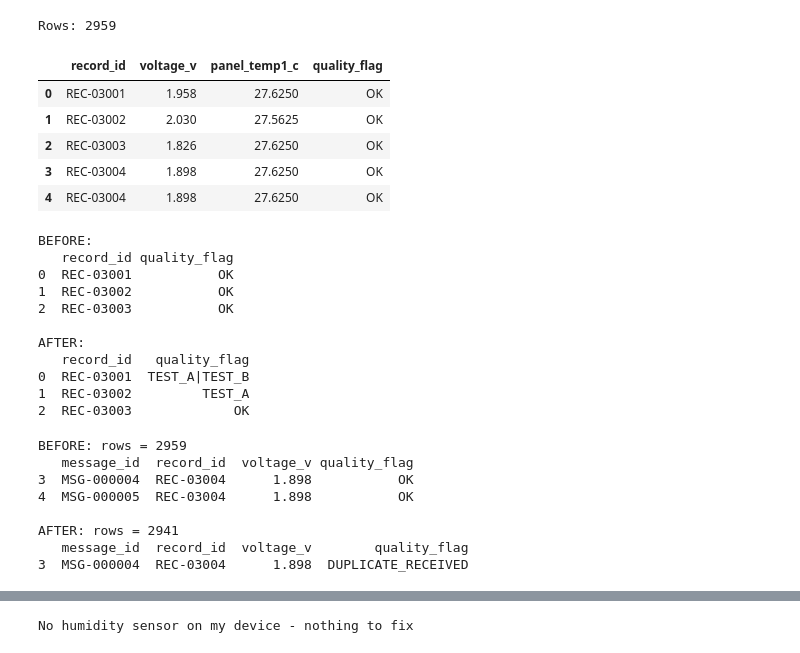
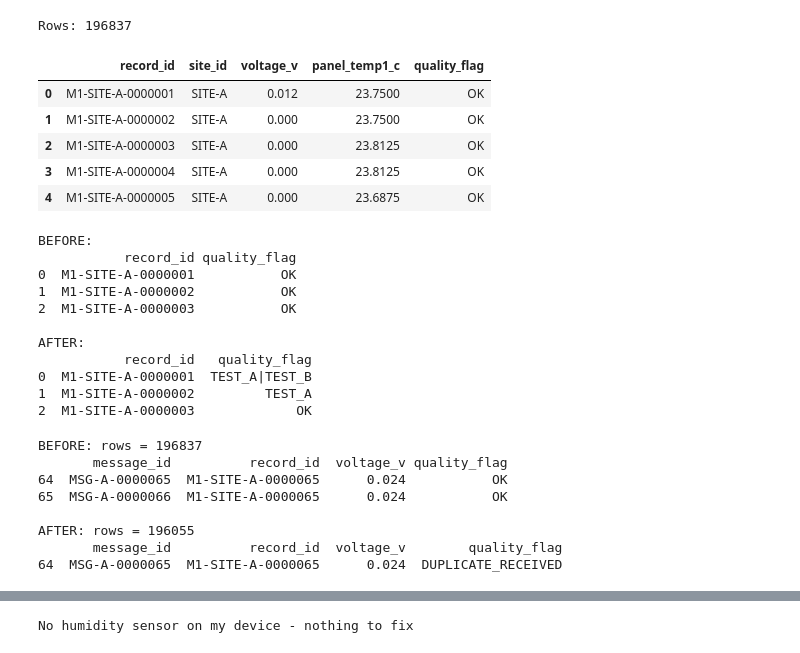
Before and after one commit to Lisura123/J26-IT-348, a Jupyter notebook: component1-sensing-grading/notebooks/02_data_quality.ipynb, the cells around one changed output, grey strips where cells are left out. Drawn from its saved outputs; the diff is of its cells as text; code cells hidden in the pictures.

```diff
--- a/component1-sensing-grading/notebooks/02_data_quality.ipynb
+++ b/component1-sensing-grading/notebooks/02_data_quality.ipynb
@@ -1,24 +1,26 @@
 # %%
-# load libraries and raw data
+# load libraries and the raw data of all 6 sites
+import sys
+sys.path.append("../src")
+
 import numpy as np
 import pandas as pd
+from load_data import load_raw
 
-raw = pd.read_csv("../data/member1_raw_sensor_stream.csv")
-
-# all functions need a quality_flag column, so we add it first
+raw = load_raw()
 df = raw.copy()
 df["quality_flag"] = "OK"
 
 print("Rows:", len(df))
-df[["record_id", "voltage_v", "panel_temp1_c", "quality_flag"]].head()
+df[["record_id", "site_id", "voltage_v", "panel_temp1_c", "quality_flag"]].head()
 # %% [output]
-Rows: 2959
+Rows: 196837
-|  | record_id | voltage_v | panel_temp1_c | quality_flag |
-| 0 | REC-03001 | 1.958 | 27.6250 | OK |
-| 1 | REC-03002 | 2.030 | 27.5625 | OK |
-| 2 | REC-03003 | 1.826 | 27.6250 | OK |
-| 3 | REC-03004 | 1.898 | 27.6250 | OK |
-| 4 | REC-03004 | 1.898 | 27.6250 | OK |
+|  | record_id | site_id | voltage_v | panel_temp1_c | quality_flag |
+| 0 | M1-SITE-A-0000001 | SITE-A | 0.012 | 23.7500 | OK |
+| 1 | M1-SITE-A-0000002 | SITE-A | 0.000 | 23.7500 | OK |
+| 2 | M1-SITE-A-0000003 | SITE-A | 0.000 | 23.8125 | OK |
+| 3 | M1-SITE-A-0000004 | SITE-A | 0.000 | 23.8125 | OK |
+| 4 | M1-SITE-A-0000005 | SITE-A | 0.000 | 23.6875 | OK |
 # %%
 # constants and add_flag()
 
@@ -52,16 +54,16 @@ print("AFTER:")
 print(test[["record_id", "quality_flag"]])
 # %% [output]
 BEFORE:
-   record_id quality_flag
-0  REC-03001           OK
-1  REC-03002           OK
-2  REC-03003           OK
+           record_id quality_flag
+0  M1-SITE-A-0000001           OK
+1  M1-SITE-A-0000002           OK
+2  M1-SITE-A-0000003           OK
 
 AFTER:
-   record_id   quality_flag
-0  REC-03001  TEST_A|TEST_B
-1  REC-03002         TEST_A
-2  REC-03003             OK
+           record_id   quality_flag
+0  M1-SITE-A-0000001  TEST_A|TEST_B
+1  M1-SITE-A-0000002         TEST_A
+2  M1-SITE-A-0000003             OK
 # %%
 # remove_duplicates()
 
@@ -74,23 +76,25 @@ def remove_duplicates(df):
 
 
 # ---- test remove_duplicates() ----
+dup_id = df[df["record_id"].duplicated()]["record_id"].iloc[0]   # the first record that came twice
+
 print("BEFORE: rows =", len(df))
-print(df[df["record_id"] == "REC-03004"][["message_id", "record_id", "voltage_v", "quality_flag"]])
+print(df[df["record_id"] == dup_id][["message_id", "record_id", "voltage_v", "quality_flag"]])
 
 df = remove_duplicates(df)
 
 print()
 print("AFTER: rows =", len(df))
-print(df[df["record_id"] == "REC-03004"][["message_id", "record_id", "voltage_v", "quality_flag"]])
+print(df[df["record_id"] == dup_id][["message_id", "record_id", "voltage_v", "quality_flag"]])
 # %% [output]
-BEFORE: rows = 2959
-   message_id  record_id  voltage_v quality_flag
-3  MSG-000004  REC-03004      1.898           OK
-4  MSG-000005  REC-03004      1.898           OK
+BEFORE: rows = 196837
+       message_id          record_id  voltage_v quality_flag
+64  MSG-A-0000065  M1-SITE-A-0000065      0.024           OK
+65  MSG-A-0000066  M1-SITE-A-0000065      0.024           OK
 
-AFTER: rows = 2941
-   message_id  record_id  voltage_v        quality_flag
-3  MSG-000004  REC-03004      1.898  DUPLICATE_RECEIVED
+AFTER: rows = 196055
+       message_id          record_id  voltage_v        quality_flag
+64  MSG-A-0000065  M1-SITE-A-0000065      0.024  DUPLICATE_RECEIVED
 # %%
 # fix_temperature()
 
```
Also changed, not shown: parts of 6 cells of this notebook, 19 other files.
